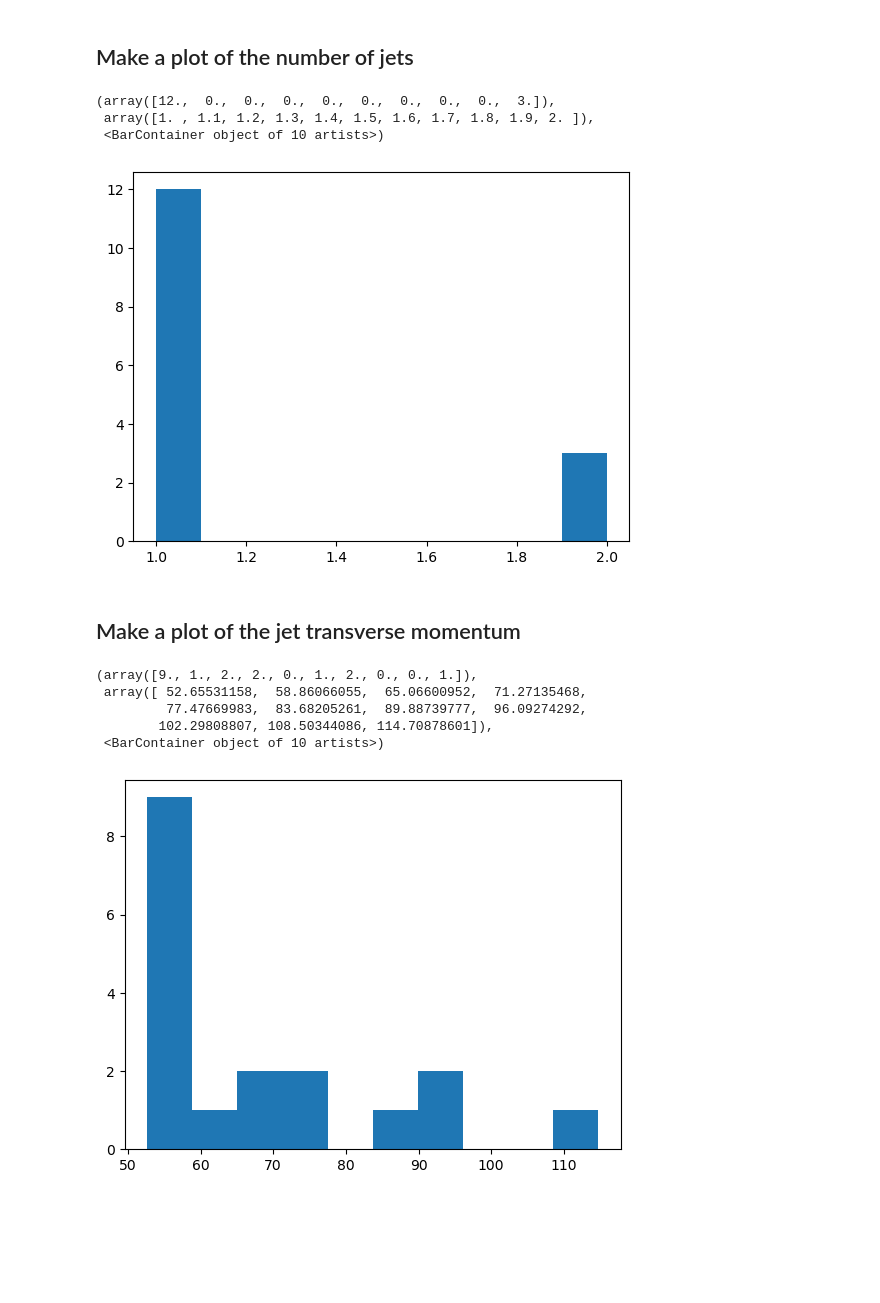
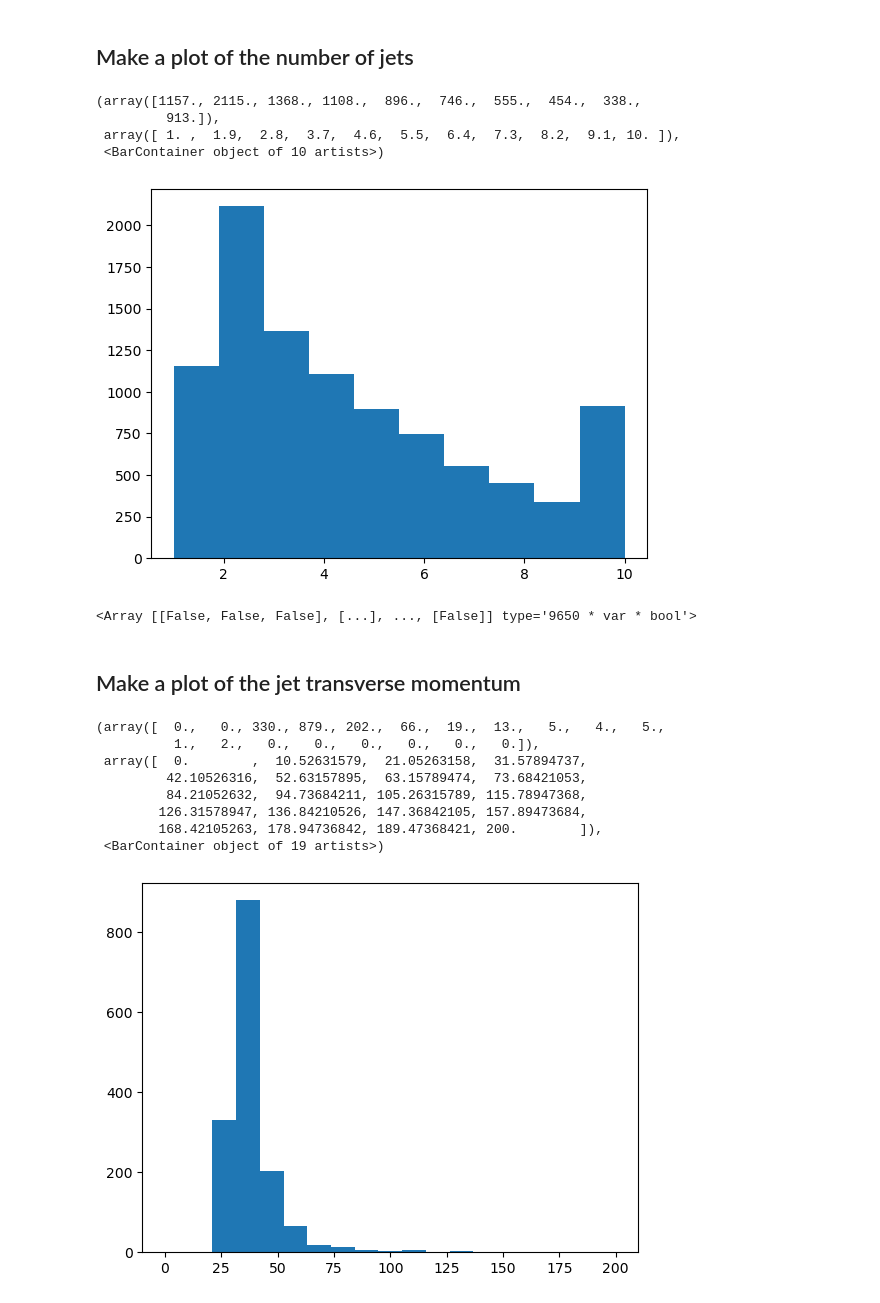
Before and after one commit to ubsuny/PHY522, a Jupyter notebook: jet_plotting_example_uproot.ipynb, the cells around one changed output. Drawn from its saved outputs; the diff is of its cells as text; code cells hidden in the pictures; blank space fills up the shorter version.

Commit message:
Removing root dependency for fastjet example

```diff
--- a/jet_plotting_example_uproot.ipynb
+++ b/jet_plotting_example_uproot.ipynb
@@ -9,7 +9,7 @@ import uproot
 import matplotlib.pyplot as plt
 import awkward as ak
 # %%
-f = uproot.open("qcd_multijets.root")
+f = uproot.open("qcd_multijets_1.root")
 # %%
 T = f['T']
 branches = T.arrays()
@@ -28,7 +28,8 @@ branches['nJet']
 # %%
 plt.hist(branches['nJet'])
 # %% [output]
-(array([12.,  0.,  0.,  0.,  0.,  0.,  0.,  0.,  0.,  3.]),
- array([1. , 1.1, 1.2, 1.3, 1.4, 1.5, 1.6, 1.7, 1.8, 1.9, 2. ]),
+(array([1157., 2115., 1368., 1108.,  896.,  746.,  555.,  454.,  338.,
+         913.]),
+ array([ 1. ,  1.9,  2.8,  3.7,  4.6,  5.5,  6.4,  7.3,  8.2,  9.1, 10. ]),
  <BarContainer object of 10 artists>)
-[figure, old version]
+[figure, new version]
@@ -35,11 +38,20 @@ plt.hist(branches['nJet'])
+# %%
+pt_cut = branches['jet_pt'] > 30
+# %%
+pt_cut
+# %% [output]
+<Array [[False, False, False], [...], ..., [False]] type='9650 * var * bool'>
 # %% [markdown]
 ## Make a plot of the jet transverse momentum
 # %%
-plt.hist(ak.flatten(branches['jet_pt']))
+plt.hist(ak.flatten(branches['jet_pt'][pt_cut]), bins=np.linspace(0, 200, 20) )
 # %% [output]
-(array([9., 1., 2., 2., 0., 1., 2., 0., 0., 1.]),
- array([ 52.65531158,  58.86066055,  65.06600952,  71.27135468,
-         77.47669983,  83.68205261,  89.88739777,  96.09274292,
-        102.29808807, 108.50344086, 114.70878601]),
- <BarContainer object of 10 artists>)
+(array([  0.,   0., 330., 879., 202.,  66.,  19.,  13.,   5.,   4.,   5.,
+          1.,   2.,   0.,   0.,   0.,   0.,   0.,   0.]),
+ array([  0.        ,  10.52631579,  21.05263158,  31.57894737,
+         42.10526316,  52.63157895,  63.15789474,  73.68421053,
+         84.21052632,  94.73684211, 105.26315789, 115.78947368,
+        126.31578947, 136.84210526, 147.36842105, 157.89473684,
+        168.42105263, 178.94736842, 189.47368421, 200.        ]),
+ <BarContainer object of 19 artists>)
-[figure, old version]
+[figure, new version]
```
Also changed, not shown: parts of 5 cells of this notebook, 2 other files.
